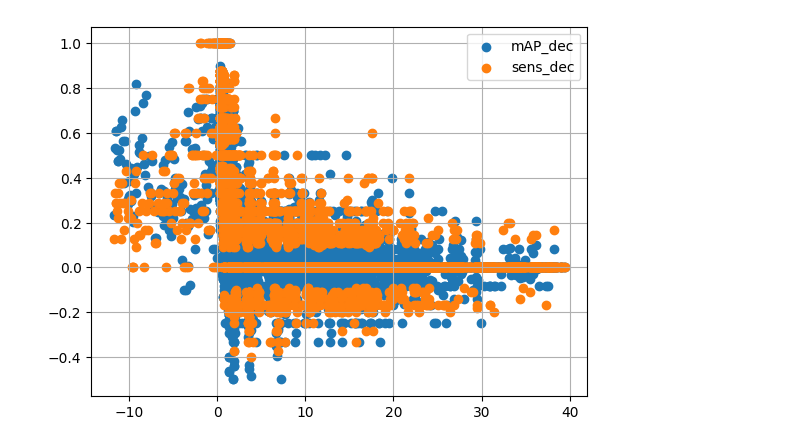
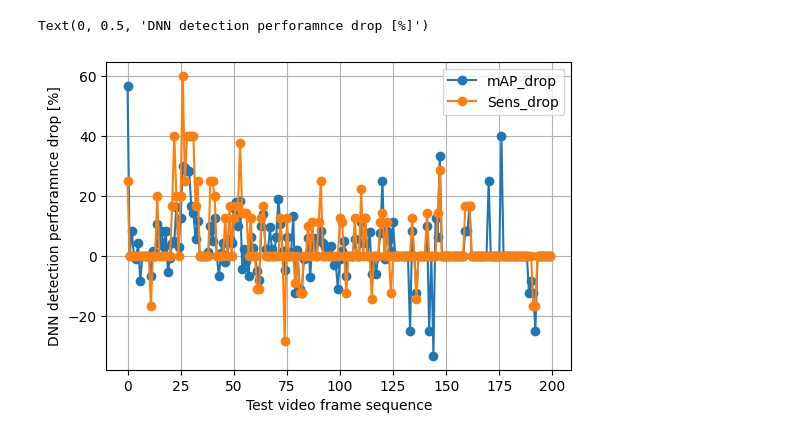
Before and after one commit to Rexyyj/split_DNN_framework, a Jupyter notebook: stable_tests/plot/snr_plot.ipynb, the cells around one changed output. Drawn from its saved outputs; the diff is of its cells as text; code cells hidden in the pictures.

```diff
--- a/stable_tests/plot/snr_plot.ipynb
+++ b/stable_tests/plot/snr_plot.ipynb
@@ -17,0 +48,15 @@ pruning_general=0.25
+# %%
+diff_map = (local_map["map"].to_numpy()-map_plot_df["map"].to_numpy())*100
+diff_sens= (local_map["sensitivity"].to_numpy()-map_plot_df["sensitivity"].to_numpy())*100
+
+x = np.arange(200)
+plt.figure(figsize=(6,4))
+plt.plot(x,diff_map,"o-", label="mAP_drop")
+plt.plot(x,diff_sens,"o-", label="Sens_drop")
+plt.legend()
+plt.grid()
+plt.xlabel("Test video frame sequence")
+plt.ylabel("DNN detection perforamnce drop [%]")
+# %% [output]
+Text(0, 0.5, 'DNN detection perforamnce drop [%]')
+[figure, added]
@@ -52,12 +106,3 @@ sens_raw = np.array(sens_raw)
 snr_cleaned = snr[np.isnan(snr) ==False]
 map_diff = map_diff[np.isnan(snr) ==False]
 sens_diff = sens_diff[np.isnan(snr) ==False]
-# %%
-
-plt.figure()
-plt.scatter(snr_cleaned, map_diff, label="mAP_dec")
-plt.scatter(snr_cleaned, sens_diff, label= "sens_dec")
-plt.legend()
-plt.grid()
-# %% [output]
-[figure, removed]
```
Also changed, not shown: parts of 23 cells of this notebook, 17 other files.
